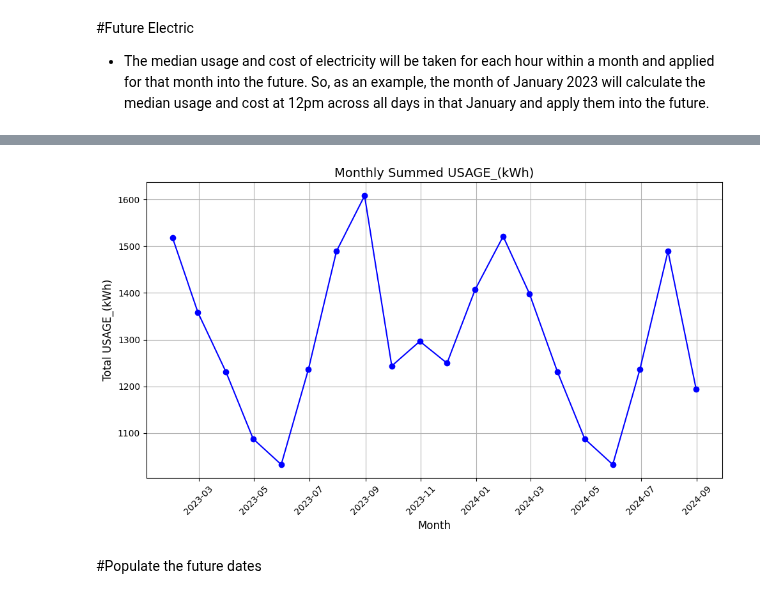
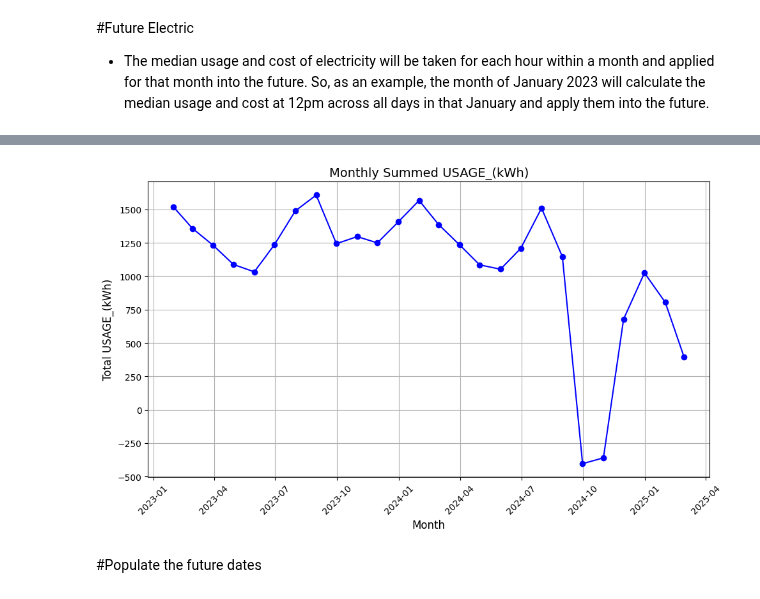
Before and after one commit to AmyHumke12/SolarProject, a Jupyter notebook: IPTV_SolarEdgeData_Step1.ipynb, the cells around one changed output, grey strips where cells are left out. Saved outputs shown, nothing was run; the diff lists cells and outputs as text; code cells hidden in the pictures.

Commit message:
Updated BI_Solar_Production_Prediction and IPTV_SolarEdgeData_Step1 notebooks

```diff
--- a/IPTV_SolarEdgeData_Step1.ipynb
+++ b/IPTV_SolarEdgeData_Step1.ipynb
@@ -889,22 +976,2 @@ Weather data saved.
 # %% [markdown]
 #Electric Data
-# %%
-# Correct Google Sheets ID
-sheet_id = "1sd0RsLIxi6WN-tPn-DykxQ51WIZofurX"
-sheet_url = f"https://docs.google.com/spreadsheets/d/{sheet_id}/export?format=xlsx"
-
-# Fetch the file
-response = requests.get(sheet_url)
-
-# If the request was successful, read the Excel file into a DataFrame
-if response.status_code == 200:
-    # Use BytesIO to treat the content as a file
-    file_data = BytesIO(response.content)
-
-    # Read the Excel file
-    electric = pd.read_excel(file_data)
-
-    # Display the first few rows of the DataFrame
-    print(electric.head())
-else:
-    print(f"Failed to download the file. Status code: {response.status_code}")
@@ -1871,9 +2020,3 @@ Weather data saved.
 #Future Electric
 
 - The median usage and cost of electricity will be taken for each hour within a month and applied for that month into the future. So, as an example, the month of January 2023 will calculate the median usage and cost at 12pm across all days in that January and apply them into the future.
-# %%
-# Load the DataFrame from the pickle file
-electric_agg = pd.read_pickle('/content/drive/My Drive/iptv_electric_data_cleaned.pkl')
-
-# Verify that the data was loaded correctly
-print(electric_agg.head())
@@ -1893,0 +2023,14 @@ print(electric_agg.head())
+# %%
+import pickle
+import io
+# Define the GitHub raw file URL
+url = "https://raw.githubusercontent.com/AmyHumke12/SolarProject/main/iptv_electric_data_cleaned.pkl"
+
+# Load the pickle file from GitHub
+response = requests.get(url)
+if response.status_code == 200:
+    electric_agg = pickle.load(io.BytesIO(response.content))
+    print("✅ Electric data loaded successfully.")
+    print(electric_agg.head())
+else:
+    raise Exception(f"❌ Failed to load data. HTTP Status: {response.status_code}")
@@ -1894,26 +2052,27 @@ print(electric_agg.head())
 # %%
+#This chart shows odd negative data in October due to net metering, this future data is not utilized and is fixed in BI.
 # Ensure 'DATE' is in datetime format
 electric_agg['DATE'] = pd.to_datetime(electric_agg['DATE'])
 
 # Step 1: Resample the data by month and sum the 'USAGE_(kWh)'
-monthly_usage = electric_agg.resample('M', on='DATE')['USAGE_(kWh)'].sum()
+monthly_usage = electric_agg.resample('ME', on='DATE')['USAGE_(kWh)'].sum()
 
 # Step 2: Plot the monthly summed usage
 plt.figure(figsize=(10, 6))
 plt.plot(monthly_usage.index, monthly_usage.values, marker='o', linestyle='-', color='b', label='USAGE_(kWh)')
 
 # Adding titles and labels
 plt.title('Monthly Summed USAGE_(kWh)', fontsize=14)
 plt.xlabel('Month', fontsize=12)
 plt.ylabel('Total USAGE_(kWh)', fontsize=12)
 
 # Display the plot
 plt.grid(True)
 plt.xticks(rotation=45)
 plt.tight_layout()
 plt.show()
 # %% [output]
-[figure, old version]
+[figure, new version]
 # %% [markdown]
 #Populate the future dates
 # %%
```
Also changed, not shown: parts of 77 cells of this notebook, 1 other file.
